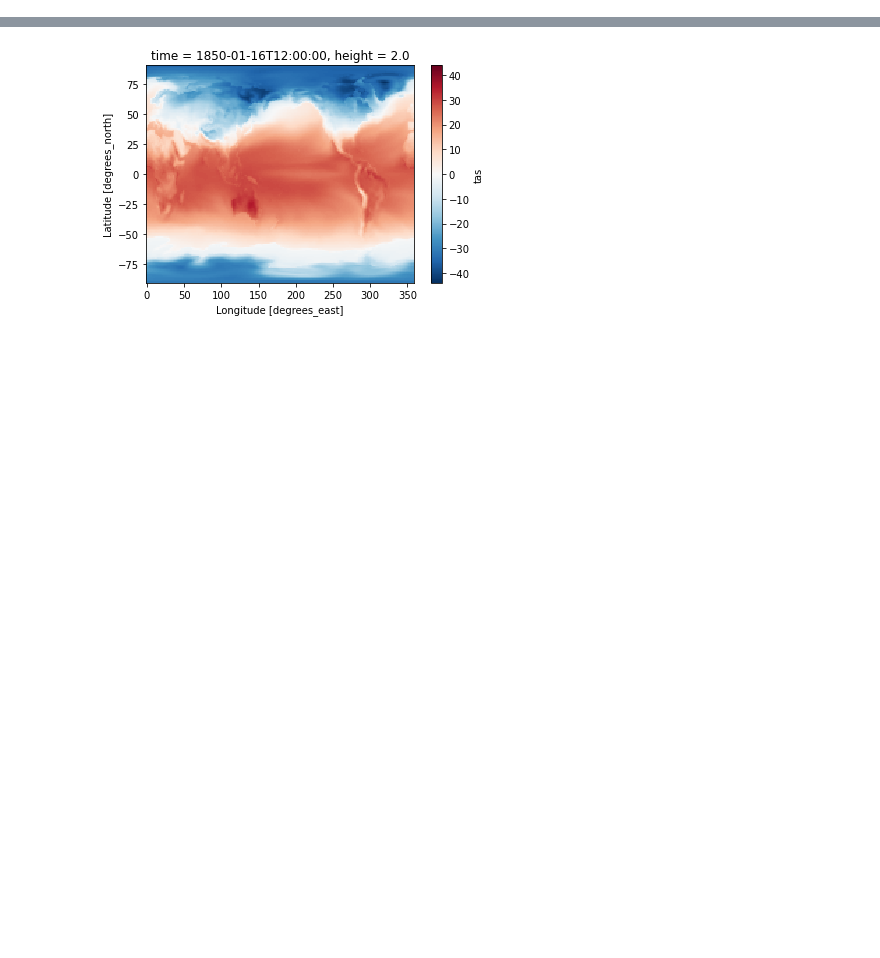
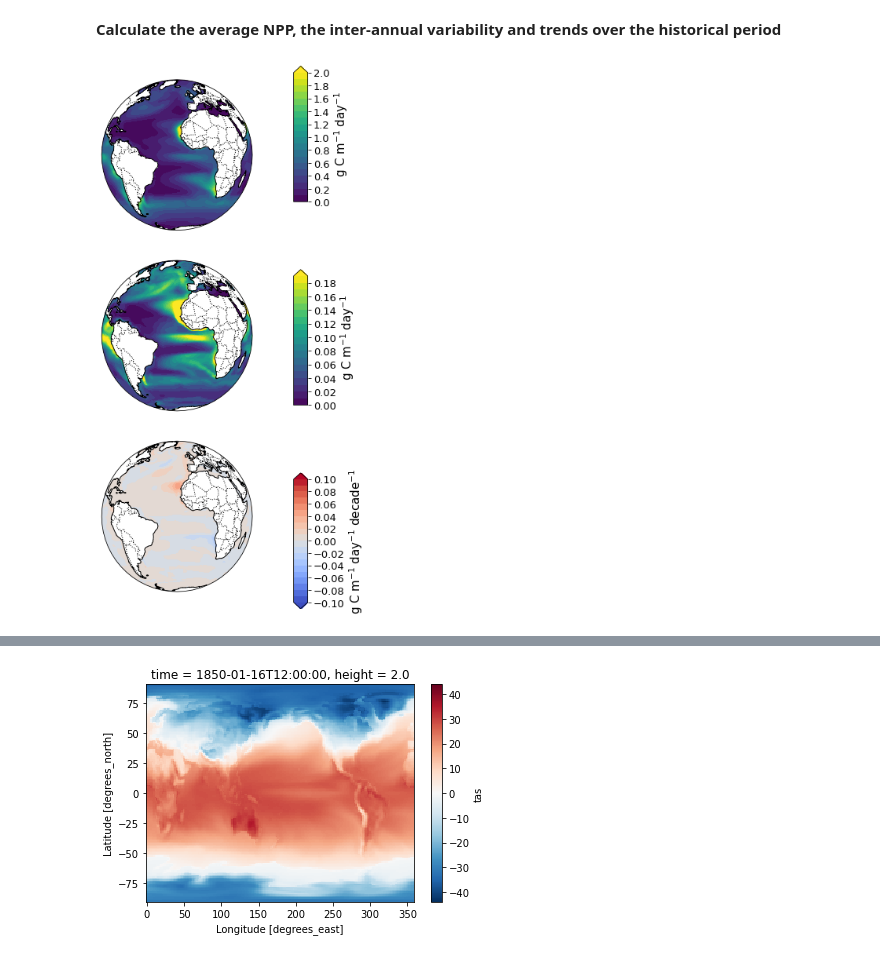
Before and after one commit to pearseb/CMIP6_hackathon, a Jupyter notebook: random.ipynb, the cells around one changed output, grey strips where cells are left out. Cells and saved outputs as stored; diff of their text form; code cells hidden in the pictures; blank space fills up the shorter version.

Commit message:
first figure and heatmap

```diff
--- a/random.ipynb
+++ b/random.ipynb
@@ -16 +47,69 @@ import xarray as xr
+# %% [markdown]
+**Calculate the average NPP, the inter-annual variability and trends over the historical period**
+# %%
+npp_ave = np.ma.average(npp, axis=0)
+npp_var = np.ma.std(npp, axis=0)
+npp_dif = npp[1::,:,:,:] - npp[0:-1,:,:,:]
+npp_tre = np.ma.average(npp_dif, axis=0)
+# annual average
+npp_ave = np.ma.average(npp_ave, axis=0)
+npp_var = np.ma.average(npp_var, axis=0)
+npp_tre = np.ma.average(npp_tre, axis=0)
+# %%
+proj = ccrs.Orthographic(central_longitude=-20.0, central_latitude=0.0, globe=None)
+
+levs1 = np.arange(0,21,1)*0.1
+levs2 = np.arange(0,20,1)*0.01
+levs3 = np.arange(-10,11,1)*0.01
+
+colmap1 = cm.viridis
+colmap2 = cm.viridis
+colmap3 = cm.coolwarm
+
+fstic = 13
+fslab = 15
+
+
+fig = plt.figure(figsize=(5,12))
+gs = GridSpec(3,1)
+
+ax1 = plt.subplot(gs[0], projection=proj)
+#ax1.set_extent([-20,50,-40,45], crs=ccrs.PlateCarree())
+ax1.add_feature(cfeature.BORDERS, linestyle=':')
+ax1.coastlines()
+p1 = plt.contourf(lon, lat, npp_ave, transform=ccrs.PlateCarree(), cmap=colmap1, levels=levs1, vmin=np.min(levs1), vmax=np.max(levs1), extend='max')
+
+ax2 = plt.subplot(gs[1], projection=proj)
+#ax2.set_extent([-20,50,-40,45], crs=ccrs.PlateCarree())
+ax2.add_feature(cfeature.BORDERS, linestyle=':')
+ax2.coastlines()
+p2 = plt.contourf(lon, lat, npp_var, transform=ccrs.PlateCarree(), cmap=colmap2, levels=levs2, vmin=np.min(levs2), vmax=np.max(levs2), extend='max')
+
+ax3 = plt.subplot(gs[2], projection=proj)
+#ax3.set_extent([-20,50,-40,45], crs=ccrs.PlateCarree())
+ax3.add_feature(cfeature.BORDERS, linestyle=':')
+ax3.coastlines()
+p3 = plt.contourf(lon, lat, npp_tre*10, transform=ccrs.PlateCarree(), cmap=colmap3, levels=levs3, vmin=np.min(levs3), vmax=np.max(levs3), extend='both')
+
+
+plt.subplots_adjust(right=0.85)
+
+cbax1 = fig.add_axes([0.9, 0.7, 0.05, 0.2])
+cbar1 = plt.colorbar(p1, cax=cbax1, orientation='vertical', ticks=levs1[::2])
+cbar1.ax.set_ylabel('g C m$^{-1}$ day$^{-1}$', fontsize=fslab)
+cbar1.ax.tick_params(labelsize=fstic)
+
+cbax2= fig.add_axes([0.9, 0.4, 0.05, 0.2])
+cbar2= plt.colorbar(p2, cax=cbax2, orientation='vertical', ticks=levs2[::2])
+cbar2.ax.set_ylabel('g C m$^{-1}$ day$^{-1}$', fontsize=fslab)
+cbar2.ax.tick_params(labelsize=fstic)
+
+cbax3= fig.add_axes([0.9, 0.1, 0.05, 0.2])
+cbar3= plt.colorbar(p3, cax=cbax3, orientation='vertical', ticks=levs3[::2])
+cbar3.ax.set_ylabel('g C m$^{-1}$ day$^{-1}$ decade$^{-1}$', fontsize=fslab)
+cbar3.ax.tick_params(labelsize=fstic)
+
+fig.savefig
+# %% [output]
+[figure, added]
 # %%
```
Also changed, not shown: parts of 13 cells of this notebook, 3 other files.
